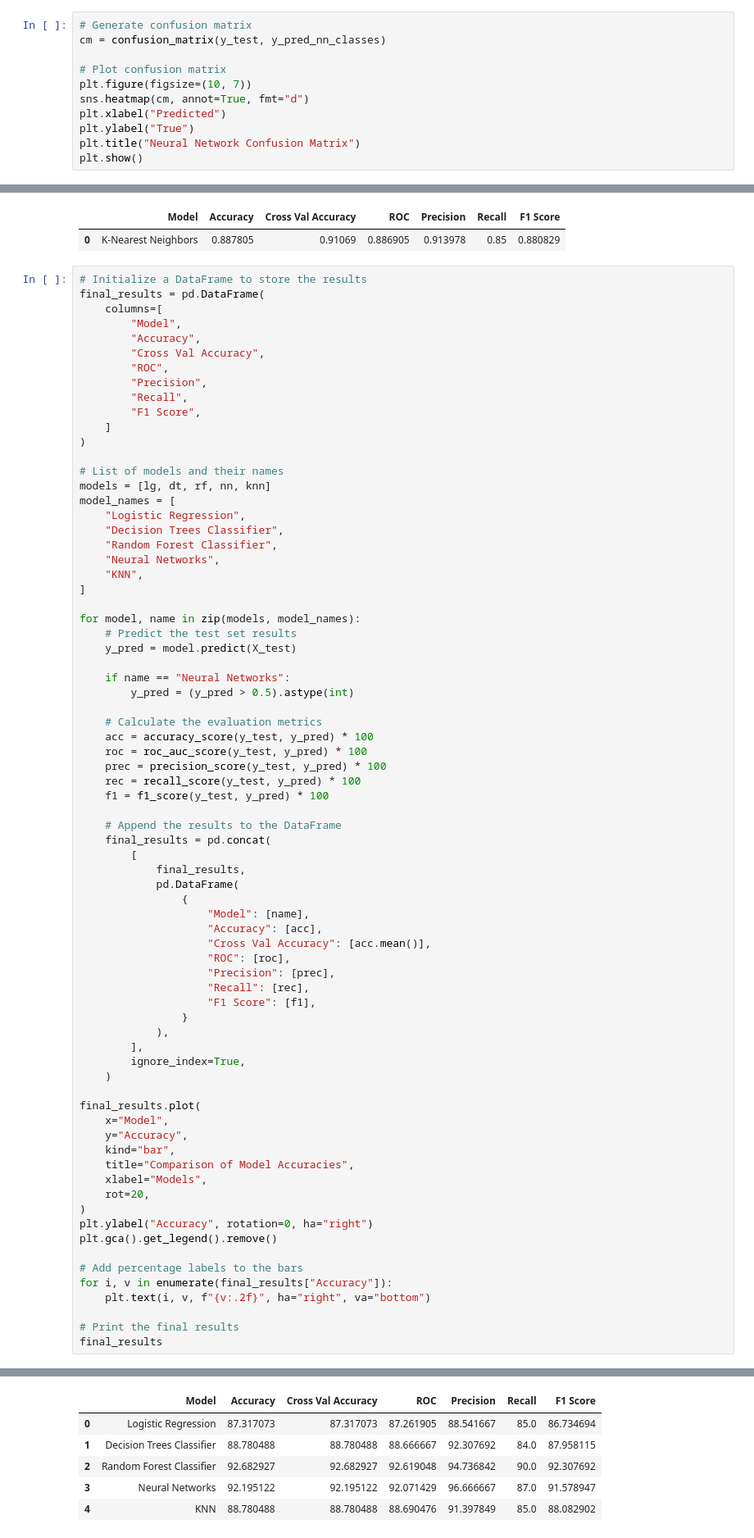
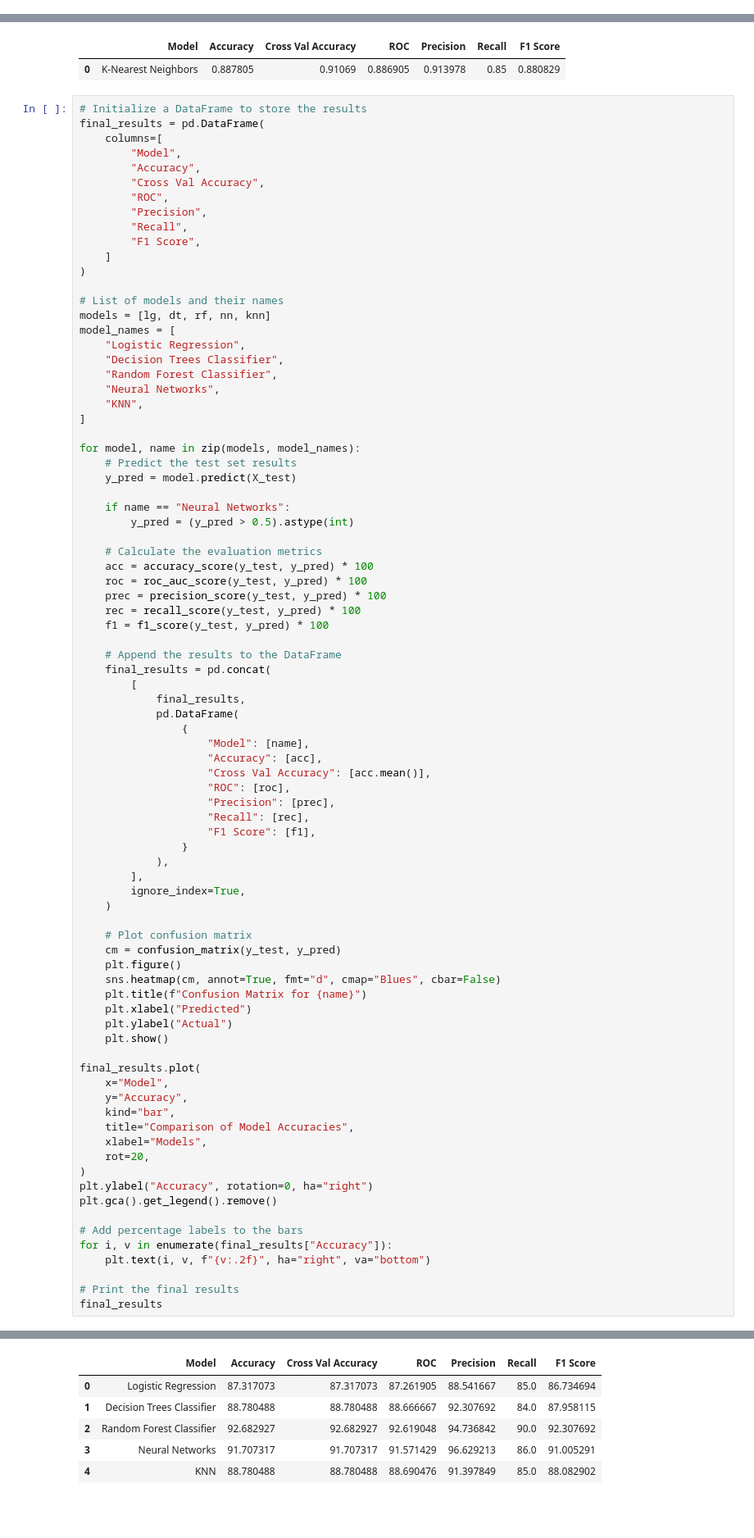
Before and after one commit to hsnshz/SugarCheck, a Jupyter notebook: Backend/ML-Models/MLModels.ipynb, the cells around one changed output, grey strips where cells are left out. Shown at 82% size. Cells and saved outputs as stored; diff of their text form; blank space fills up the shorter version.

```diff
--- a/Backend/ML-Models/MLModels.ipynb
+++ b/Backend/ML-Models/MLModels.ipynb
@@ -459,11 +668,0 @@ results_nn
-# %%
-# Generate confusion matrix
-cm = confusion_matrix(y_test, y_pred_nn_classes)
-
-# Plot confusion matrix
-plt.figure(figsize=(10, 7))
-sns.heatmap(cm, annot=True, fmt="d")
-plt.xlabel("Predicted")
-plt.ylabel("True")
-plt.title("Neural Network Confusion Matrix")
-plt.show()
@@ -578,6 +775,15 @@ for model, name in zip(models, model_names):
         ignore_index=True,
     )
 
+    # Plot confusion matrix
+    cm = confusion_matrix(y_test, y_pred)
+    plt.figure()
+    sns.heatmap(cm, annot=True, fmt="d", cmap="Blues", cbar=False)
+    plt.title(f"Confusion Matrix for {name}")
+    plt.xlabel("Predicted")
+    plt.ylabel("Actual")
+    plt.show()
+
 final_results.plot(
     x="Model",
     y="Accuracy",
@@ -600,6 +811,6 @@ final_results
 |  | Model | Accuracy | Cross Val Accuracy | ROC | Precision | Recall | F1 Score |
 | 0 | Logistic Regression | 87.317073 | 87.317073 | 87.261905 | 88.541667 | 85.0 | 86.734694 |
 | 1 | Decision Trees Classifier | 88.780488 | 88.780488 | 88.666667 | 92.307692 | 84.0 | 87.958115 |
 | 2 | Random Forest Classifier | 92.682927 | 92.682927 | 92.619048 | 94.736842 | 90.0 | 92.307692 |
-| 3 | Neural Networks | 92.195122 | 92.195122 | 92.071429 | 96.666667 | 87.0 | 91.578947 |
+| 3 | Neural Networks | 91.707317 | 91.707317 | 91.571429 | 96.629213 | 86.0 | 91.005291 |
 | 4 | KNN | 88.780488 | 88.780488 | 88.690476 | 91.397849 | 85.0 | 88.082902 |
```
Also changed, not shown: parts of 12 cells of this notebook, 4 other files.
